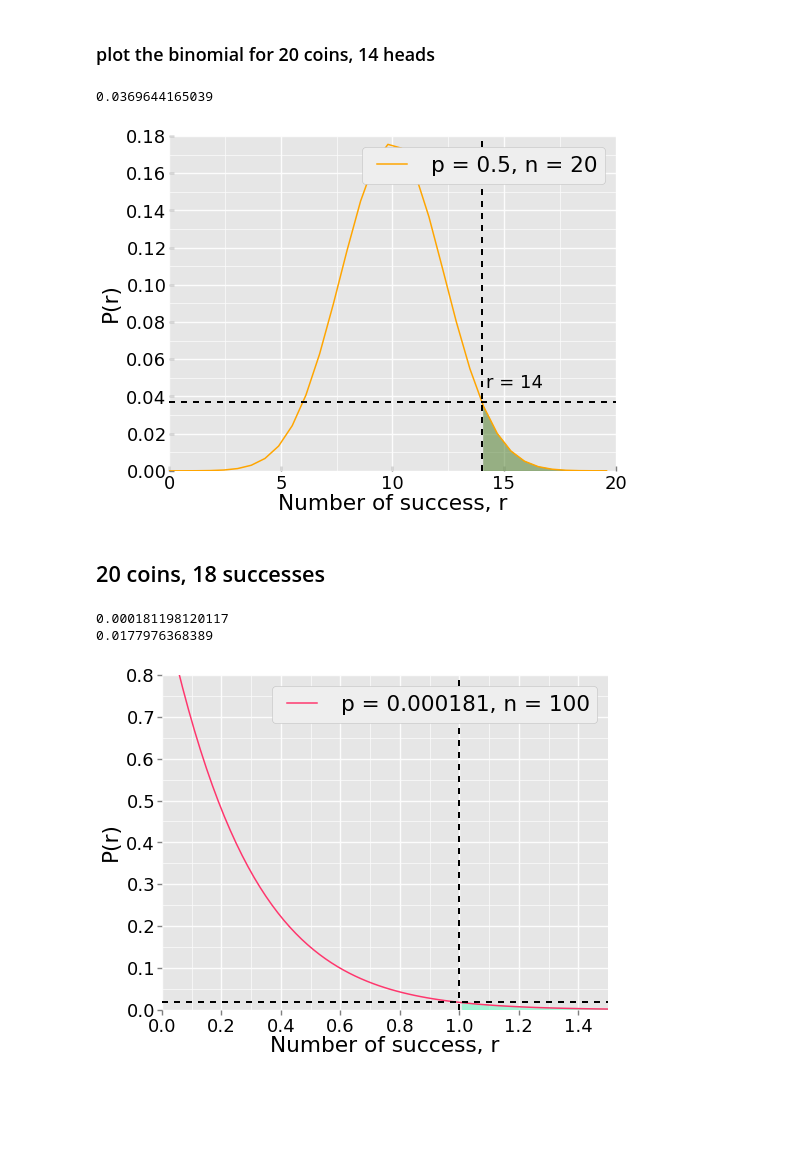
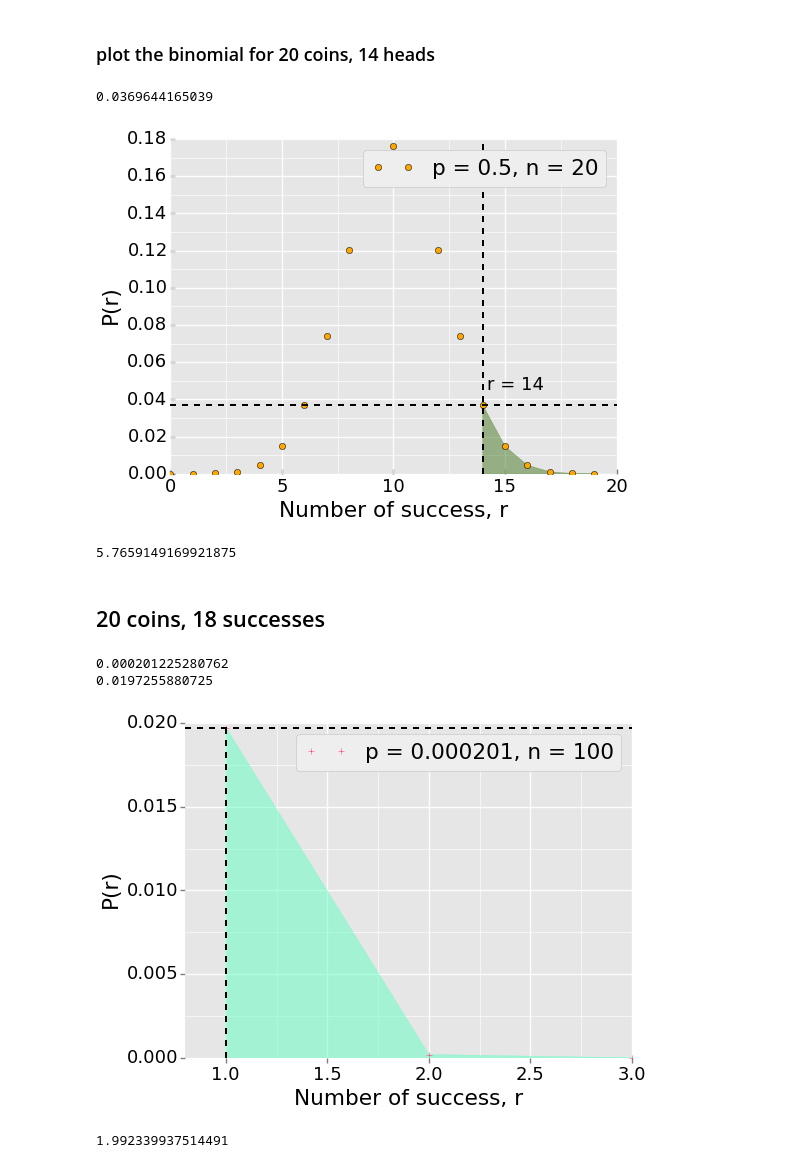
Before and after one commit to giulioungaretti/stats2013, a Jupyter notebook: ProblemSet/1.2.ipynb, the cells around one changed output. Saved outputs shown, nothing was run; the diff lists cells and outputs as text; code cells hidden in the pictures; blank space fills up the shorter version.

```diff
--- a/ProblemSet/1.2.ipynb
+++ b/ProblemSet/1.2.ipynb
@@ -14,7 +14,7 @@ n = 20  # tries
 
 
 r_int = 14  # number of success out of n tires
-r = np.linspace(0, 30)
+r = np.linspace(0, 19,20)
 
 def binominalp(n,p,r):
 	binomial_factor = factorial(n) / (factorial(r) *  factorial(n-r) )
@@ -26,14 +26,14 @@ Populating the interactive namespace from numpy and matplotlib
 ### plot the binomial for 20 coins, 14 heads
 # %%
 fig,ax = subplots(figsize=(8,6))
-ax.plot(r,binominalp(n,p,r),'-',c ='orange',label='p = %s, n = %s '%(p,n),
+ax.plot(r,binominalp(n,p,r),'o',c ='orange',label='p = %s, n = %s '%(p,n),
 	linewidth = 1.5)
 ax.set_xlabel('Number of success, r ')
 ax.set_ylabel('P(r)')
 ax.axvline(x=r_int, ls='--', c='black')
 ax.axhline(y=binominalp(n,p,r_int),ls='--', c='black')
 ax.text(14.2,0.045,'r = %s'%(r_int))
-ax.fill_between(r,binominalp(n,p,r),where=r>r_int,color='#467821',alpha=.5)
+ax.fill_between(r,binominalp(n,p,r),where=r>=r_int,color='#467821',alpha=.5)
 ax.set_ylim(bottom=0)
 ax.legend()
 rstyle(ax)
@@ -41,36 +41,44 @@ fig.savefig('../ProblemSet/Latex/fig/lil.pdf', bbox_inches='tight')
 print binominalp(n,p,r_int)
 # %% [output]
 0.0369644165039
-[figure, old version]
+[figure, new version]
+# %%
+sum(array([binominalp(n,p,r) for r in range(14,21)])) * 100
+# %% [output]
+5.7659149169921875
 # %% [markdown]
 ## 20 coins, 18 successes
 # %%
 p = 0.5  # prob of each try
 n = 20  # tries
 r_int = 18
-p18 = binominalp(n,p,r_int)
+p18 = sum(array([binominalp(n,p,r) for r in range(18,21)]))
 print p18
 n = 100
 r_int = 1
-r = np.linspace(0.01, 100,5000)
+r = np.linspace(0, 99,100)
 
 ## plot the binomial for 20 coins, 14 heads
 fig,ax = subplots(figsize=(8,6))
-ax.plot(r,binominalp(n,p18,r),'-',c ='#FF366D',label='p = %.6f, n = %s '%(p18,n),
+ax.plot(r,binominalp(n,p18,r),'+',c ='#FF366D',label='p = %.6f, n = %s '%(p18,n),
 	linewidth = 1.5)
 ax.set_xlabel('Number of success, r ')
 ax.set_ylabel('P(r)')
 ax.axvline(x=r_int, ls='--', c='black')
 ax.axhline(y=binominalp(n,p18,r_int),ls='--', c='black')
 	# ax.text(r_int+.2,0.045,'r = %s'%(r_int))
-ax.fill_between(r,binominalp(n,p18,r),where=r>r_int,color='#5FFFC2',alpha=.5)
+ax.fill_between(r,binominalp(n,p18,r),where=r>=r_int,color='#5FFFC2',alpha=.5)
 ax.legend()
-ax.set_xlim(0,1.5)
-ax.set_ylim(0,0.8)
+ax.set_xlim(.8,3)
+ax.set_ylim(0,0.02)
 rstyle(ax)
 fig.savefig('../ProblemSet/Latex/fig/lil_2.pdf', bbox_inches='tight')
 print binominalp(n,p18,r_int)
 # %% [output]
-0.000181198120117
-0.0177976368389
+0.000201225280762
+0.0197255880725
-[figure, old version]
+[figure, new version]
+# %%
+sum(array([binominalp(n,p18,r) for r in range(1,4)])) * 100
+# %% [output]
+1.992339937514491
```
Also changed, not shown: 3 other files.
